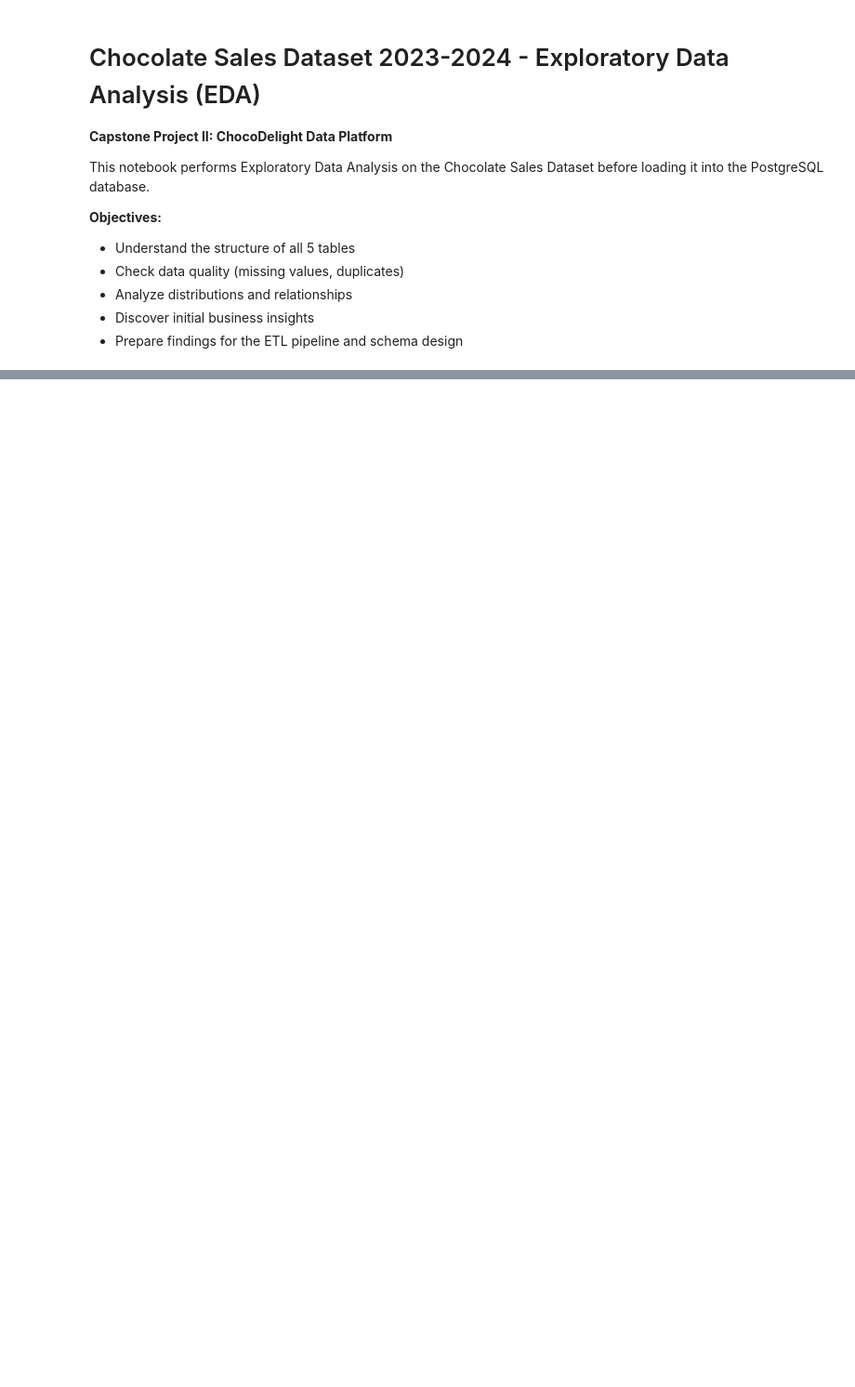
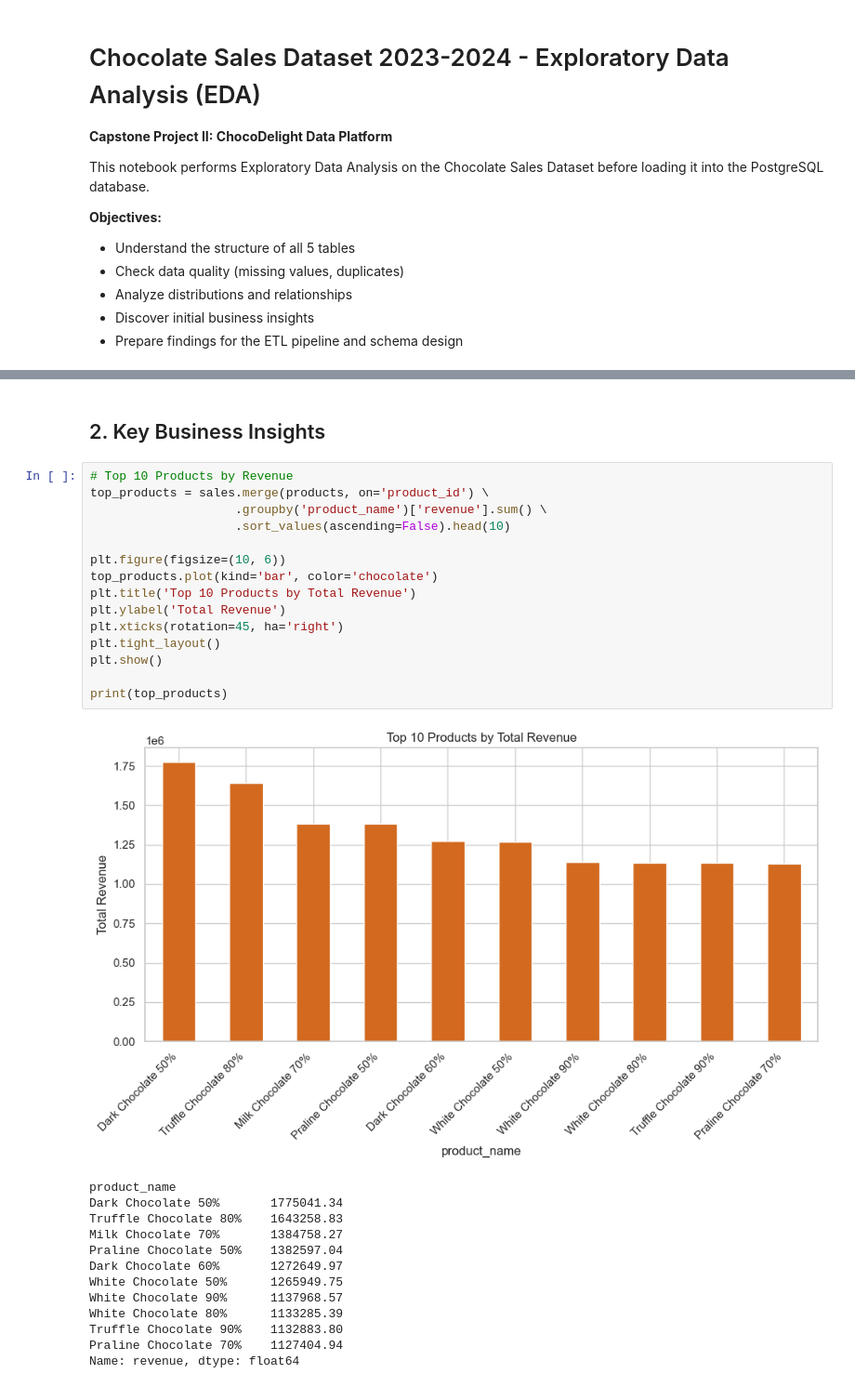
Before and after one commit to samuelede/ChocoDelight-Data-Platform, a Jupyter notebook: notebooks/01_eda_chocolate_sales.ipynb, the cells around one changed output, grey strips where cells are left out. Shown at 93% size. Saved outputs shown, nothing was run; the diff lists cells and outputs as text; blank space fills up the shorter version.

```diff
--- a/notebooks/01_eda_chocolate_sales.ipynb
+++ b/notebooks/01_eda_chocolate_sales.ipynb
@@ -44,0 +234,31 @@ print(f"Sales shape: {sales.shape}")
+# %% [markdown]
+## 2. Key Business Insights
+# %%
+# Top 10 Products by Revenue
+top_products = sales.merge(products, on='product_id') \
+                    .groupby('product_name')['revenue'].sum() \
+                    .sort_values(ascending=False).head(10)
+
+plt.figure(figsize=(10, 6))
+top_products.plot(kind='bar', color='chocolate')
+plt.title('Top 10 Products by Total Revenue')
+plt.ylabel('Total Revenue')
+plt.xticks(rotation=45, ha='right')
+plt.tight_layout()
+plt.show()
+
+print(top_products)
+# %% [output]
+[figure, added]
+product_name
+Dark Chocolate 50%       1775041.34
+Truffle Chocolate 80%    1643258.83
+Milk Chocolate 70%       1384758.27
+Praline Chocolate 50%    1382597.04
+Dark Chocolate 60%       1272649.97
+White Chocolate 50%      1265949.75
+White Chocolate 90%      1137968.57
+White Chocolate 80%      1133285.39
+Truffle Chocolate 90%    1132883.80
+Praline Chocolate 70%    1127404.94
+Name: revenue, dtype: float64
```
Also changed, not shown: parts of 10 cells of this notebook, 2 other files.
